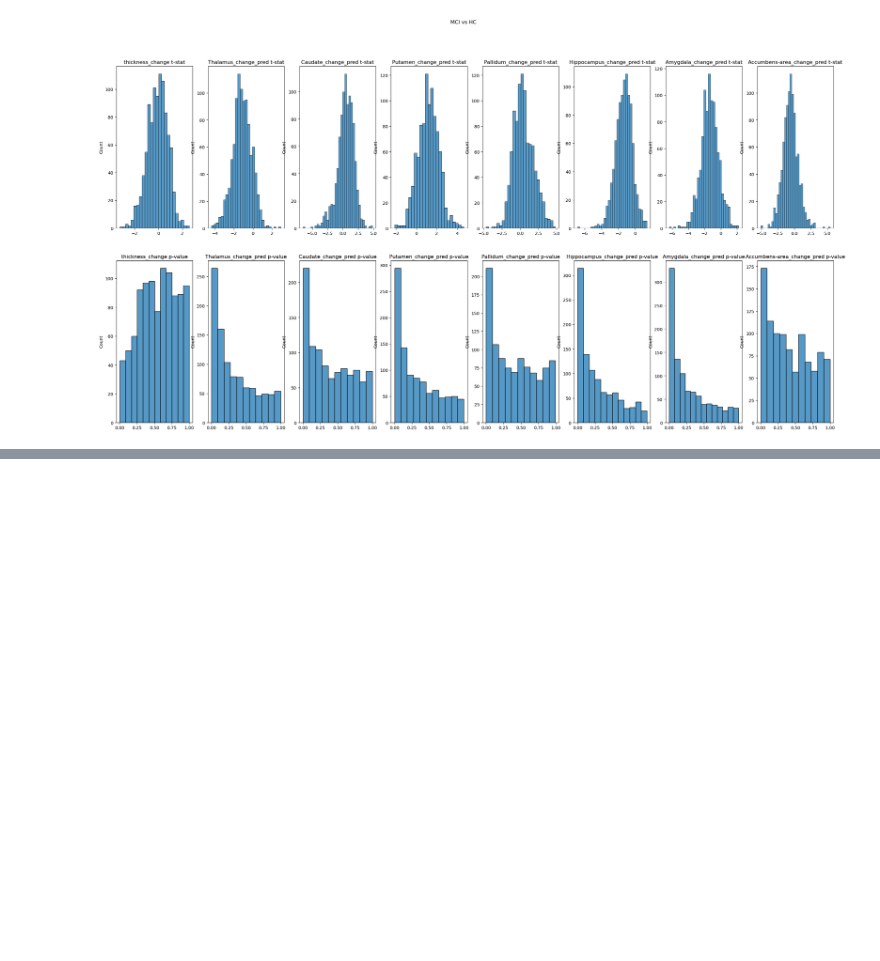
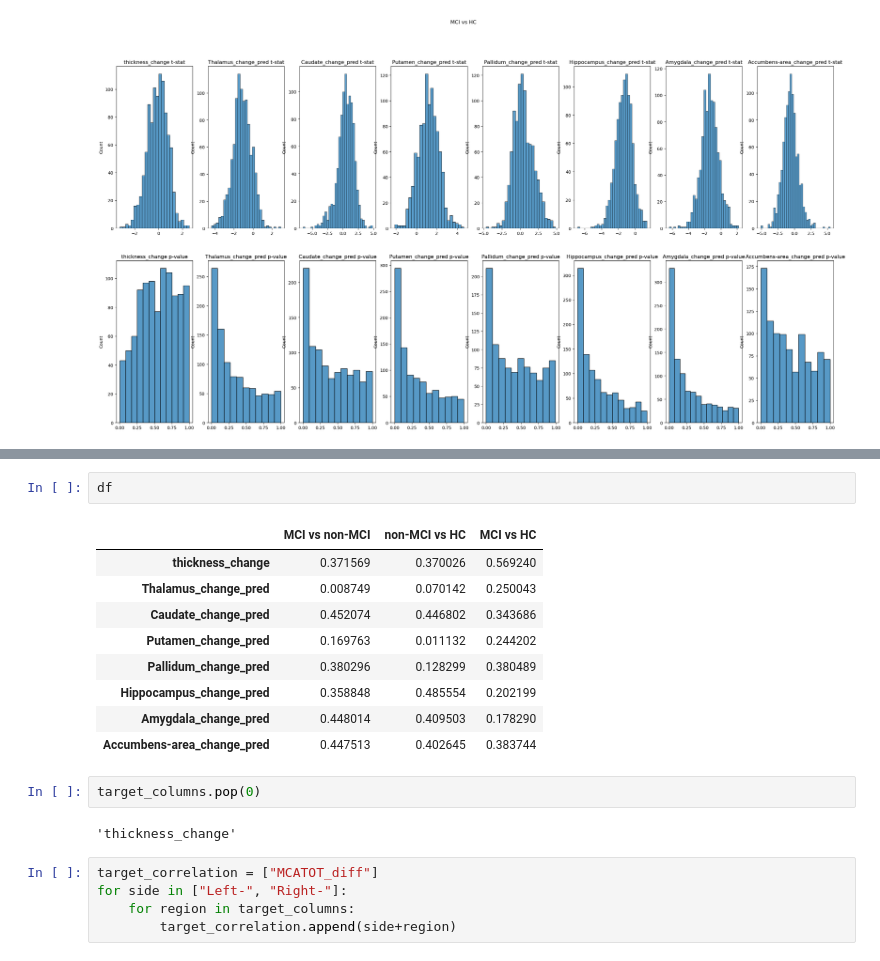
Before and after one commit to mirhnius/pvalue-metric-b, a Jupyter notebook: test.ipynb, the cells around one changed output, grey strips where cells are left out. Drawn from its saved outputs; the diff is of its cells as text; blank space fills up the shorter version.

```diff
--- a/test.ipynb
+++ b/test.ipynb
@@ -134,0 +119,21 @@ MCI vs HC Accumbens-area_change_pred t-stat: -0.612348278428598 p-value: 0.42294
+# %%
+df
+# %% [output]
+|  | MCI vs non-MCI | non-MCI vs HC | MCI vs HC |
+| thickness_change | 0.371569 | 0.370026 | 0.569240 |
+| Thalamus_change_pred | 0.008749 | 0.070142 | 0.250043 |
+| Caudate_change_pred | 0.452074 | 0.446802 | 0.343686 |
+| Putamen_change_pred | 0.169763 | 0.011132 | 0.244202 |
+| Pallidum_change_pred | 0.380296 | 0.128299 | 0.380489 |
+| Hippocampus_change_pred | 0.358848 | 0.485554 | 0.202199 |
+| Amygdala_change_pred | 0.448014 | 0.409503 | 0.178290 |
+| Accumbens-area_change_pred | 0.447513 | 0.402645 | 0.383744 |
+# %%
+target_columns.pop(0)
+# %% [output]
+'thickness_change'
+# %%
+target_correlation = ["MCATOT_diff"]
+for side in ["Left-", "Right-"]:
+    for region in target_columns:
+        target_correlation.append(side+region)
```
Also changed, not shown: parts of 12 cells of this notebook.
